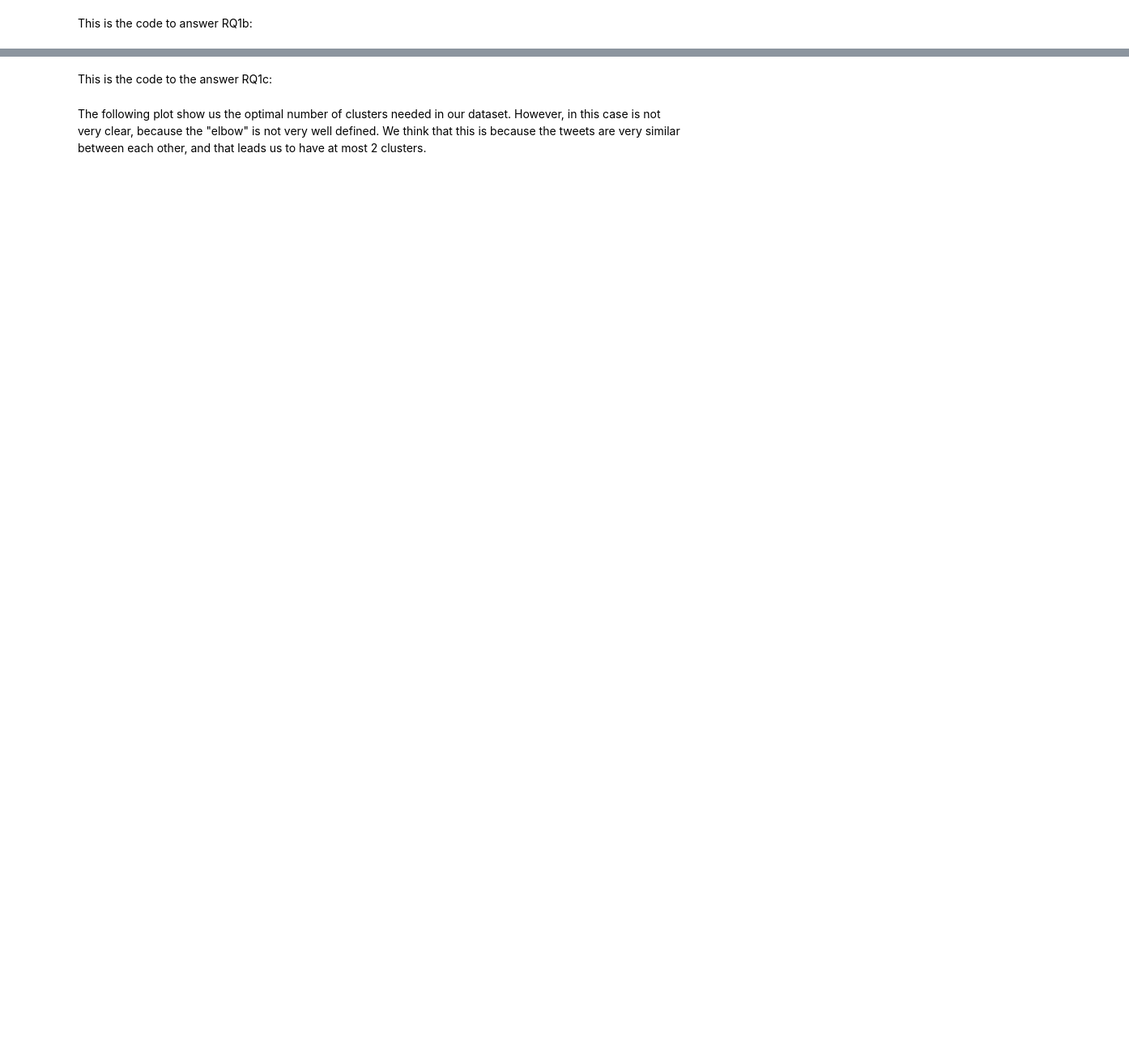
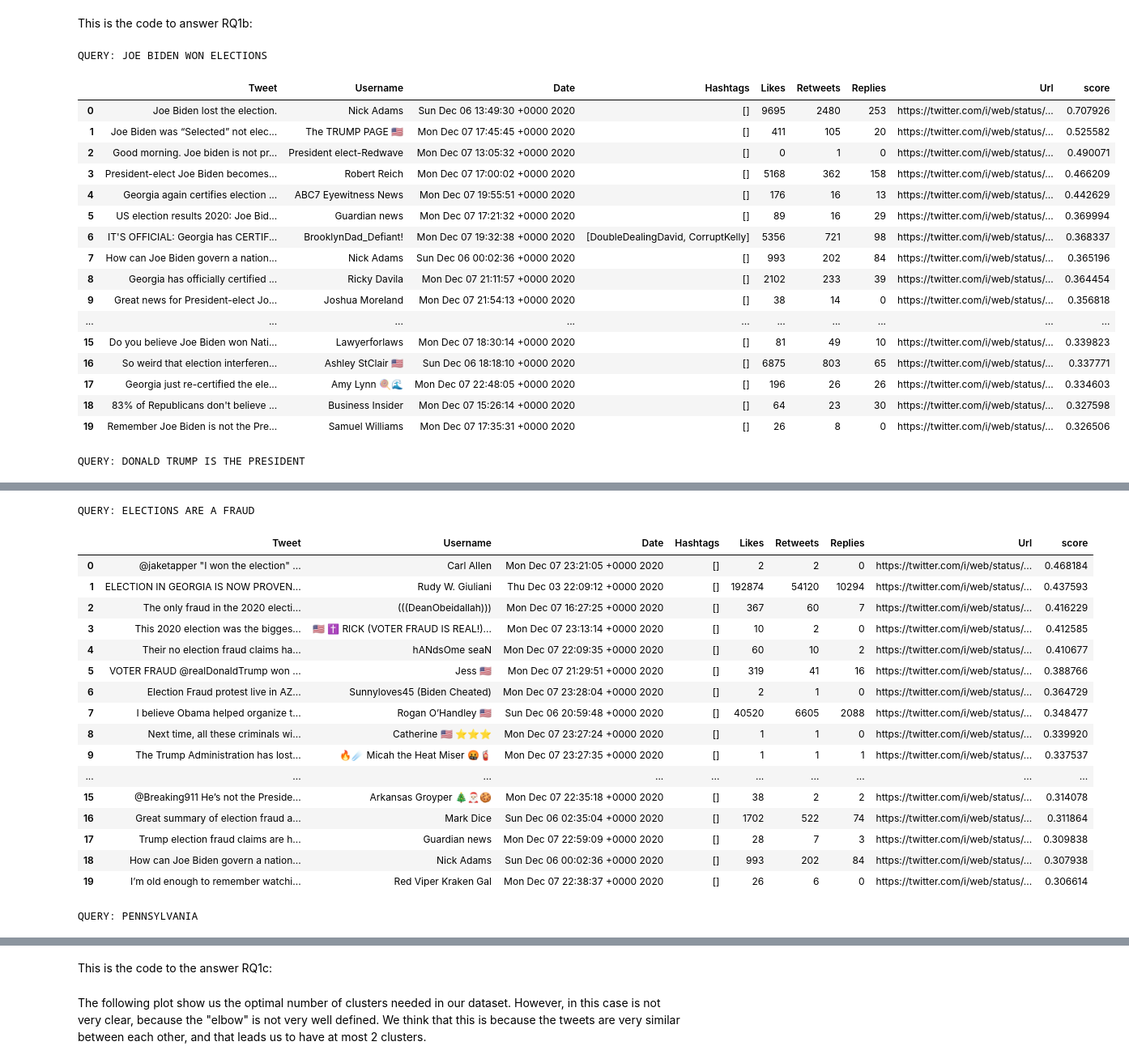
Before and after one commit to JianChen-IT/IR_Final_Project, a Jupyter notebook: RQ1.ipynb, the cells around one changed output, grey strips where cells are left out. Shown: that part at 81% size. Drawn from its saved outputs; the diff is of its cells as text; code cells hidden in the pictures; blank space fills up the shorter version.

```diff
--- a/RQ1.ipynb
+++ b/RQ1.ipynb
@@ -29,9 +29,9 @@ Collection time: 0.0
 # %% [markdown]
 Here we run the search engine considering the popularity (Likes, Retweets and Replies) of each tweet.
 # %%
-pd.set_option('display.max_colwidth', -1)
-search_engine.ranking_system.change_user_output(1)
-print("Insert your query:\n")
+#pd.set_option('display.max_colwidth', -1)
+#search_engine.ranking_system.change_user_input(1)
+#print("Insert your query:\n")
 #query = input()
-query = "joe biden"
-search_engine.run(query).query("score > 0").head(20)
+#query = "joe biden"
+#search_engine.run(query).query("score > 0").head(20)
@@ -65,31 +46,51 @@ queries.append("donald trump is the president")
 queries.append("elections are a fraud")
 queries.append("pennsylvania")
 queries.append("trump out")
 queries.append("votes fraud")
 queries.append("i voted")
 queries.append("georgia votes")
 queries.append("trump team")
 queries.append("biden team")
 
 #NOTE: to open the tsv correctly use UTF-8
 try:
     os.remove('other-outputs/RQ1b.tsv')
 except:
     pass
 
-search_engine.ranking_system.change_user_output(1) #Using TF-IDF + cosine_similarity
+search_engine.ranking_system.change_user_input(1) #Using TF-IDF + cosine_similarity
 # Setting the header of the TSV file
 RQ1 = open('other-outputs/RQ1b.tsv', 'a+')
 RQ1.write("\tTweet\tUsername\tDate\tHashtags\tLikes\tRetweets\tReplies\tUrl\tScore\n")
 RQ1.write(f"QUERY\t{queries[0]}\n")
 RQ1.close()
 
 # Storing each result of each query in the TSV file
 for query in queries:
     RQ1 = open('other-outputs/RQ1b.tsv', 'a+')
     RQ1.write(f"QUERY\t{query}\n")
     RQ1.close()
     print(f"\nQUERY: {query.upper()}\n")
     results=search_engine.run(query).query("score > 0").head(20)
     display(results)
     results.replace('\n',' ', regex=True).to_csv(path_or_buf='other-outputs/RQ1b.tsv', sep='\t', header=False, mode = 'a')
+# %% [output]
+QUERY: JOE BIDEN WON ELECTIONS
+|  | Tweet | Username | Date | Hashtags | Likes | Retweets | Replies | Url | score |
+| 0 | Joe Biden lost the election. | Nick Adams | Sun Dec 06 13:49:30 +0000 2020 | [] | 9695 | 2480 | 253 | https://twitter.com/i/web/status/... | 0.707926 |
+| 1 | Joe Biden was “Selected” not elec... | The TRUMP PAGE 🇺🇸 | Mon Dec 07 17:45:45 +0000 2020 | [] | 411 | 105 | 20 | https://twitter.com/i/web/status/... | 0.525582 |
+| 2 | Good morning. Joe biden is not pr... | President elect-Redwave | Mon Dec 07 13:05:32 +0000 2020 | [] | 0 | 1 | 0 | https://twitter.com/i/web/status/... | 0.490071 |
+| 3 | President-elect Joe Biden becomes... | Robert Reich | Mon Dec 07 17:00:02 +0000 2020 | [] | 5168 | 362 | 158 | https://twitter.com/i/web/status/... | 0.466209 |
+| 4 | Georgia again certifies election ... | ABC7 Eyewitness News | Mon Dec 07 19:55:51 +0000 2020 | [] | 176 | 16 | 13 | https://twitter.com/i/web/status/... | 0.442629 |
+| 5 | US election results 2020: Joe Bid... | Guardian news | Mon Dec 07 17:21:32 +0000 2020 | [] | 89 | 16 | 29 | https://twitter.com/i/web/status/... | 0.369994 |
+| 6 | IT'S OFFICIAL: Georgia has CERTIF... | BrooklynDad_Defiant! | Mon Dec 07 19:32:38 +0000 2020 | [DoubleDealingDavid, CorruptKelly] | 5356 | 721 | 98 | https://twitter.com/i/web/status/... | 0.368337 |
+| 7 | How can Joe Biden govern a nation... | Nick Adams | Sun Dec 06 00:02:36 +0000 2020 | [] | 993 | 202 | 84 | https://twitter.com/i/web/status/... | 0.365196 |
+| 8 | Georgia has officially certified ... | Ricky Davila | Mon Dec 07 21:11:57 +0000 2020 | [] | 2102 | 233 | 39 | https://twitter.com/i/web/status/... | 0.364454 |
+| 9 | Great news for President-elect Jo... | Joshua Moreland | Mon Dec 07 21:54:13 +0000 2020 | [] | 38 | 14 | 0 | https://twitter.com/i/web/status/... | 0.356818 |
+| ... | ... | ... | ... | ... | ... | ... | ... | ... | ... |
+| 15 | Do you believe Joe Biden won Nati... | Lawyerforlaws | Mon Dec 07 18:30:14 +0000 2020 | [] | 81 | 49 | 10 | https://twitter.com/i/web/status/... | 0.339823 |
+| 16 | So weird that election interferen... | Ashley StClair 🇺🇸 | Sun Dec 06 18:18:10 +0000 2020 | [] | 6875 | 803 | 65 | https://twitter.com/i/web/status/... | 0.337771 |
+| 17 | Georgia just re-certified the ele... | Amy Lynn 🍭🌊 | Mon Dec 07 22:48:05 +0000 2020 | [] | 196 | 26 | 26 | https://twitter.com/i/web/status/... | 0.334603 |
+| 18 | 83% of Republicans don't believe ... | Business Insider | Mon Dec 07 15:26:14 +0000 2020 | [] | 64 | 23 | 30 | https://twitter.com/i/web/status/... | 0.327598 |
+| 19 | Remember Joe Biden is not the Pre... | Samuel Williams | Mon Dec 07 17:35:31 +0000 2020 | [] | 26 | 8 | 0 | https://twitter.com/i/web/status/... | 0.326506 |
+QUERY: DONALD TRUMP IS THE PRESIDENT
@@ -95,0 +114,19 @@ for query in queries:
+QUERY: ELECTIONS ARE A FRAUD
+|  | Tweet | Username | Date | Hashtags | Likes | Retweets | Replies | Url | score |
+| 0 | @jaketapper "I won the election" ... | Carl Allen | Mon Dec 07 23:21:05 +0000 2020 | [] | 2 | 2 | 0 | https://twitter.com/i/web/status/... | 0.468184 |
+| 1 | ELECTION IN GEORGIA IS NOW PROVEN... | Rudy W. Giuliani | Thu Dec 03 22:09:12 +0000 2020 | [] | 192874 | 54120 | 10294 | https://twitter.com/i/web/status/... | 0.437593 |
+| 2 | The only fraud in the 2020 electi... | (((DeanObeidallah))) | Mon Dec 07 16:27:25 +0000 2020 | [] | 367 | 60 | 7 | https://twitter.com/i/web/status/... | 0.416229 |
+| 3 | This 2020 election was the bigges... | 🇺🇸 ✝️ RICK (VOTER FRAUD IS REAL!)... | Mon Dec 07 23:13:14 +0000 2020 | [] | 10 | 2 | 0 | https://twitter.com/i/web/status/... | 0.412585 |
+| 4 | Their no election fraud claims ha... | hANdsOme seaN | Mon Dec 07 22:09:35 +0000 2020 | [] | 60 | 10 | 2 | https://twitter.com/i/web/status/... | 0.410677 |
+| 5 | VOTER FRAUD @realDonaldTrump won ... | Jess 🇺🇸 | Mon Dec 07 21:29:51 +0000 2020 | [] | 319 | 41 | 16 | https://twitter.com/i/web/status/... | 0.388766 |
+| 6 | Election Fraud protest live in AZ... | Sunnyloves45 (Biden Cheated) | Mon Dec 07 23:28:04 +0000 2020 | [] | 2 | 1 | 0 | https://twitter.com/i/web/status/... | 0.364729 |
+| 7 | I believe Obama helped organize t... | Rogan O’Handley 🇺🇸 | Sun Dec 06 20:59:48 +0000 2020 | [] | 40520 | 6605 | 2088 | https://twitter.com/i/web/status/... | 0.348477 |
+| 8 | Next time, all these criminals wi... | Catherine 🇺🇸 ⭐️⭐️⭐️ | Mon Dec 07 23:27:24 +0000 2020 | [] | 1 | 1 | 0 | https://twitter.com/i/web/status/... | 0.339920 |
+| 9 | The Trump Administration has lost... | 🔥☄️ Micah the Heat Miser 🤬🧯 | Mon Dec 07 23:27:35 +0000 2020 | [] | 1 | 1 | 1 | https://twitter.com/i/web/status/... | 0.337537 |
+| ... | ... | ... | ... | ... | ... | ... | ... | ... | ... |
+| 15 | @Breaking911 He’s not the Preside... | Arkansas Groyper 🎄🎅🏻🍪 | Mon Dec 07 22:35:18 +0000 2020 | [] | 38 | 2 | 2 | https://twitter.com/i/web/status/... | 0.314078 |
+| 16 | Great summary of election fraud a... | Mark Dice | Sun Dec 06 02:35:04 +0000 2020 | [] | 1702 | 522 | 74 | https://twitter.com/i/web/status/... | 0.311864 |
+| 17 | Trump election fraud claims are h... | Guardian news | Mon Dec 07 22:59:09 +0000 2020 | [] | 28 | 7 | 3 | https://twitter.com/i/web/status/... | 0.309838 |
+| 18 | How can Joe Biden govern a nation... | Nick Adams | Sun Dec 06 00:02:36 +0000 2020 | [] | 993 | 202 | 84 | https://twitter.com/i/web/status/... | 0.307938 |
+| 19 | I’m old enough to remember watchi... | Red Viper Kraken Gal | Mon Dec 07 22:38:37 +0000 2020 | [] | 26 | 6 | 0 | https://twitter.com/i/web/status/... | 0.306614 |
+QUERY: PENNSYLVANIA
```
Also changed, not shown: parts of 9 cells of this notebook, 9 other files.
